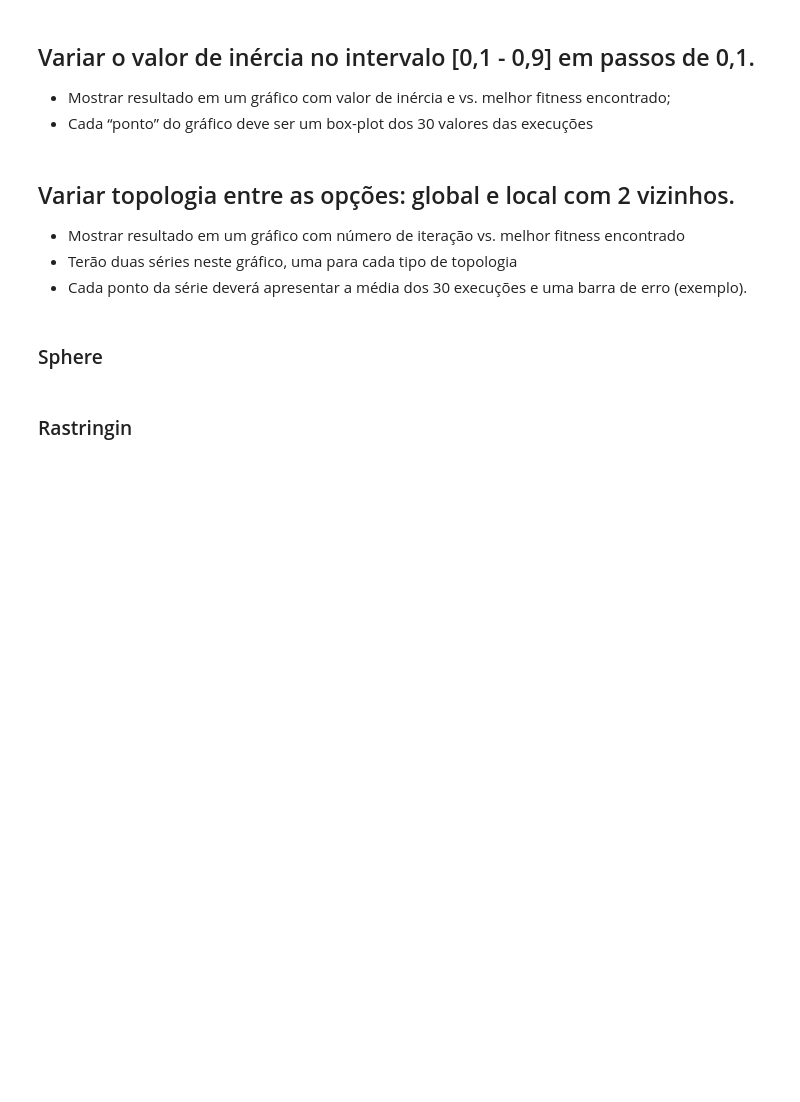
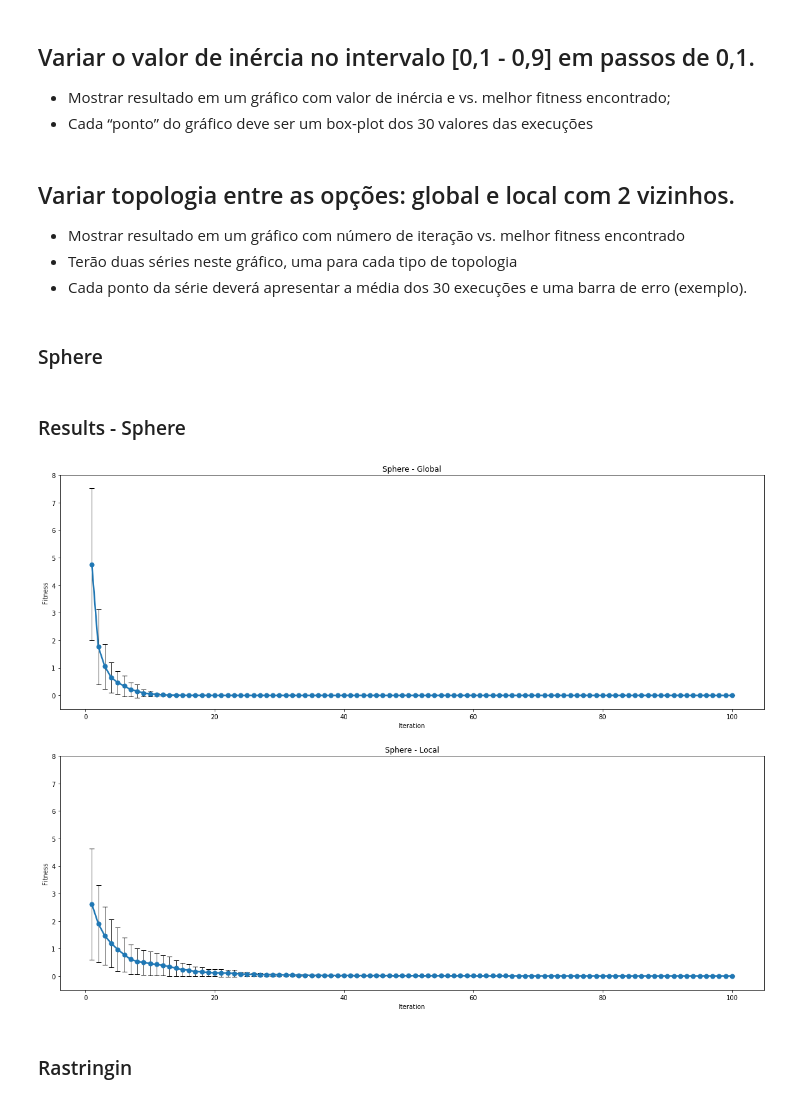
Before and after one commit to anthonyjatoba/bioinspired-optimization, a Jupyter notebook: PSO.ipynb, the cells around one changed output. Drawn from its saved outputs; the diff is of its cells as text; code cells hidden in the pictures; blank space fills up the shorter version.

```diff
--- a/PSO.ipynb
+++ b/PSO.ipynb
@@ -120,3 +117,7 @@ num_exec=30
+# %%
+num_iter=100
+num_exec=30
+x = np.arange(1, num_iter+1, 1) # iteration number array
 # %% [markdown]
 ### Sphere
 # %%
@@ -131,33 +132,55 @@ sphere_iter_mean_l = []
 sphere_iter_std_g = []
 sphere_iter_std_l = []
 
-# executando o algoritmo na topologia global 30 vezes
-pso_g = PSO(sphere, bounds, num_particles=50, maxiter=num_iter)
+# executing global topology algorithm 30 times
+pso_g = PSO(sphere, bounds, num_particles=20, maxiter=num_iter)
 
 for i in range(num_exec):
     _, execution_best_fitnesses_g = pso_g.run()
     sphere_best_fitnesses_g.append(execution_best_fitnesses_g)
 
-# executando o algoritmo na topologia local 30 vezes
+# executing local topology algorithm 30 times
 pso_l = PSO(sphere, bounds, num_particles=50, maxiter=num_iter, num_neighbors=2)
 
 for i in range(num_exec):
     _, execution_best_fitnesses_l = pso_l.run()
     sphere_best_fitnesses_l.append(execution_best_fitnesses_l)
 
-# agrupando os resultados por número de iteração
+# grouping results by iteration number
 for i in range(len(sphere_best_fitnesses_g)):
     for j in range(len(sphere_best_fitnesses_g[i])):
         sphere_iter_results_g[j].append(sphere_best_fitnesses_g[i][j])
         sphere_iter_results_l[j].append(sphere_best_fitnesses_l[i][j])
 
-# calculando a média e desvio padrão por número de iteração
+# calculating mean and std values by iteration number
 for i in range(len(sphere_iter_results_g)):
     sphere_iter_mean_g.append(np.mean(sphere_iter_results_g[i]))
     sphere_iter_std_g.append(np.std(sphere_iter_results_g[i]))
 
     sphere_iter_mean_l.append(np.mean(sphere_iter_results_l[i]))
     sphere_iter_std_l.append(np.std(sphere_iter_results_l[i]))
+# %% [markdown]
+### Results - Sphere
+# %%
+plt.figure(figsize=(20, 15))
+
+plt.subplot(2, 1, 1)
+plt.ylim(-0.5, 8)
+plt.errorbar(x, np.array(sphere_iter_mean_g), np.array(sphere_iter_std_g), ms=7, lw=2.5, marker="o", capsize=4, ecolor="black", elinewidth=0.7)
+plt.title('Sphere - Global')
+plt.ylabel("Fitness")
+plt.xlabel("Iteration")
+
+plt.subplot(2, 1, 2)
+plt.ylim(-0.5, 8)
+plt.errorbar(x, np.array(sphere_iter_mean_l), np.array(sphere_iter_std_l), ms=7, lw=2.5, marker="o", capsize=4, ecolor="black", elinewidth=0.7)
+plt.title('Sphere - Local')
+plt.ylabel("Fitness")
+plt.xlabel("Iteration")
+
+plt.show()
+# %% [output]
+[figure, added]
 # %% [markdown]
 ### Rastringin
 # %%
```
Also changed, not shown: parts of 14 cells of this notebook, 1 other file.
